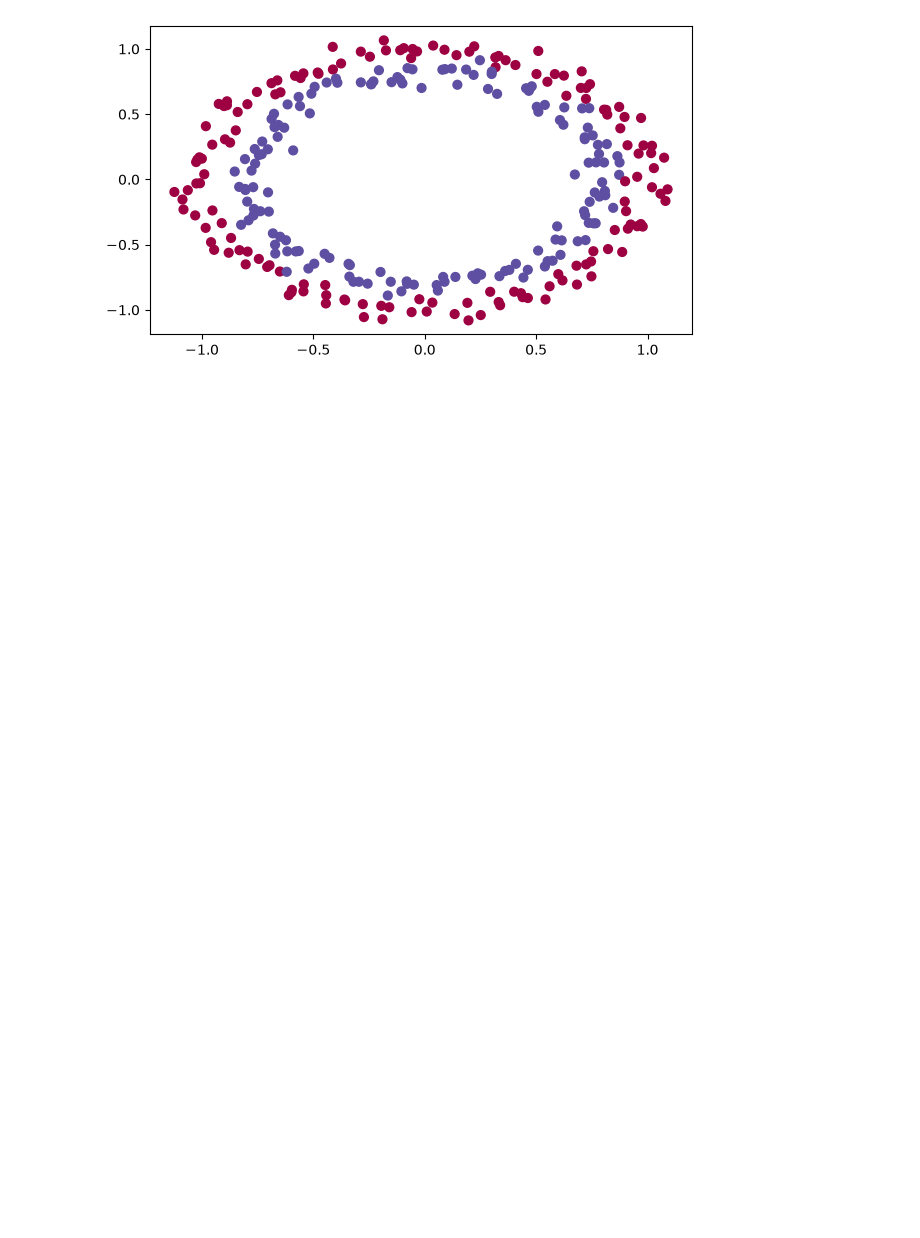
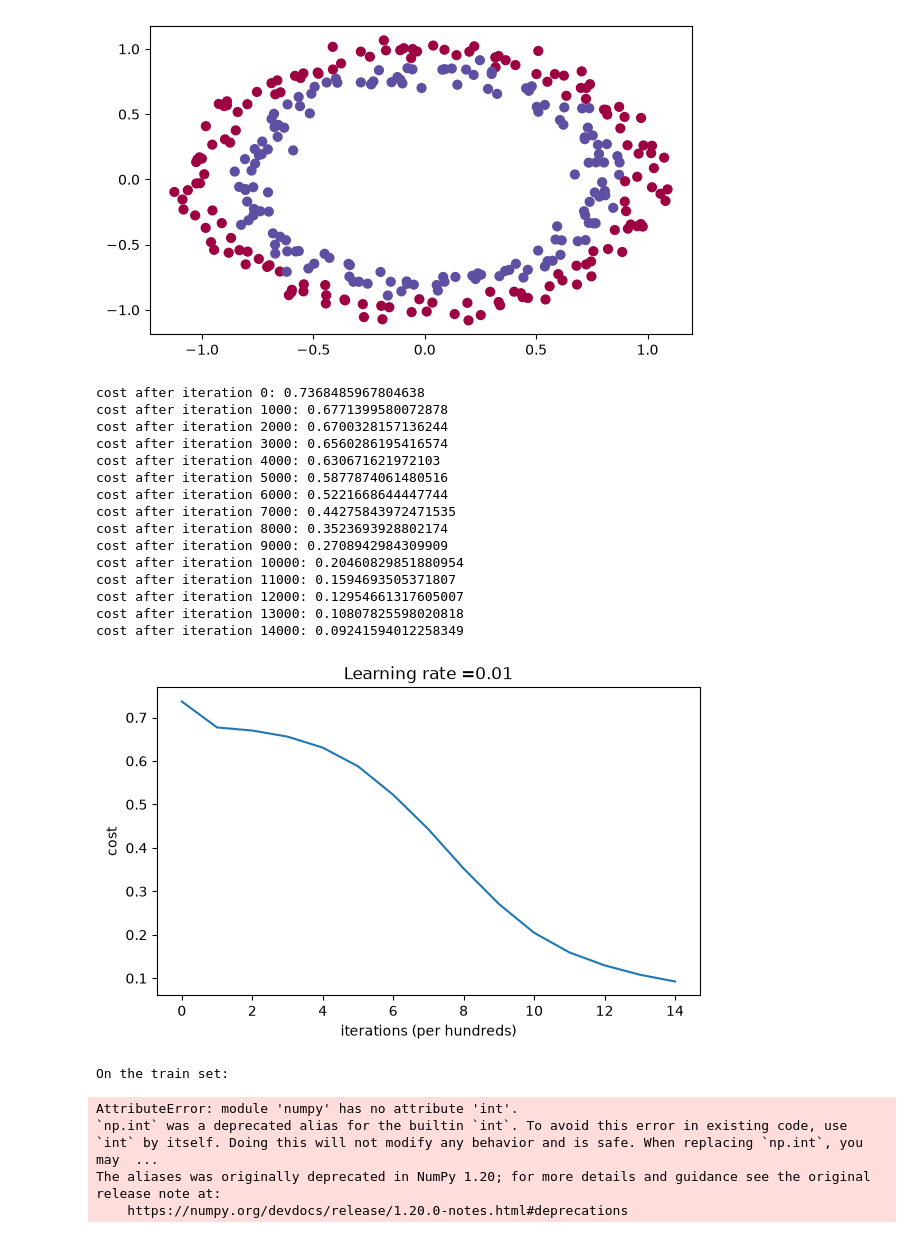
Before and after one commit to RishxGit/deeplearning, a Jupyter notebook: improving-deep-learning/initialization.ipynb, the cells around one changed output. Cells and saved outputs as stored; diff of their text form; code cells hidden in the pictures; blank space fills up the shorter version.

Commit message:
model training and testing

```diff
--- a/improving-deep-learning/initialization.ipynb
+++ b/improving-deep-learning/initialization.ipynb
@@ -79,3 +79,31 @@ def initialize_parameters_he(layers_dims):
         parameters['b' + str(l)] = np.zeros((layers_dims[l], 1))
 
     return parameters
+# %%
+parameters = model(train_X, train_Y, initialization = "he")
+print ("On the train set:")
+predictions_train = predict(train_X, train_Y, parameters)
+print ("On the test set:")
+predictions_test = predict(test_X, test_Y, parameters)
+# %% [output]
+cost after iteration 0: 0.7368485967804638
+cost after iteration 1000: 0.6771399580072878
+cost after iteration 2000: 0.6700328157136244
+cost after iteration 3000: 0.6560286195416574
+cost after iteration 4000: 0.630671621972103
+cost after iteration 5000: 0.5877874061480516
+cost after iteration 6000: 0.5221668644447744
+cost after iteration 7000: 0.44275843972471535
+cost after iteration 8000: 0.3523693928802174
+cost after iteration 9000: 0.2708942984309909
+cost after iteration 10000: 0.20460829851880954
+cost after iteration 11000: 0.1594693505371807
+cost after iteration 12000: 0.12954661317605007
+cost after iteration 13000: 0.10807825598020818
+cost after iteration 14000: 0.09241594012258349
+[figure, added]
+On the train set:
+AttributeError: module 'numpy' has no attribute 'int'.
+`np.int` was a deprecated alias for the builtin `int`. To avoid this error in existing code, use `int` by itself. Doing this will not modify any behavior and is safe. When replacing `np.int`, you may  ...
+The aliases was originally deprecated in NumPy 1.20; for more details and guidance see the original release note at:
+    https://numpy.org/devdocs/release/1.20.0-notes.html#deprecations
```
Also changed, not shown: parts of 1 cell of this notebook.
